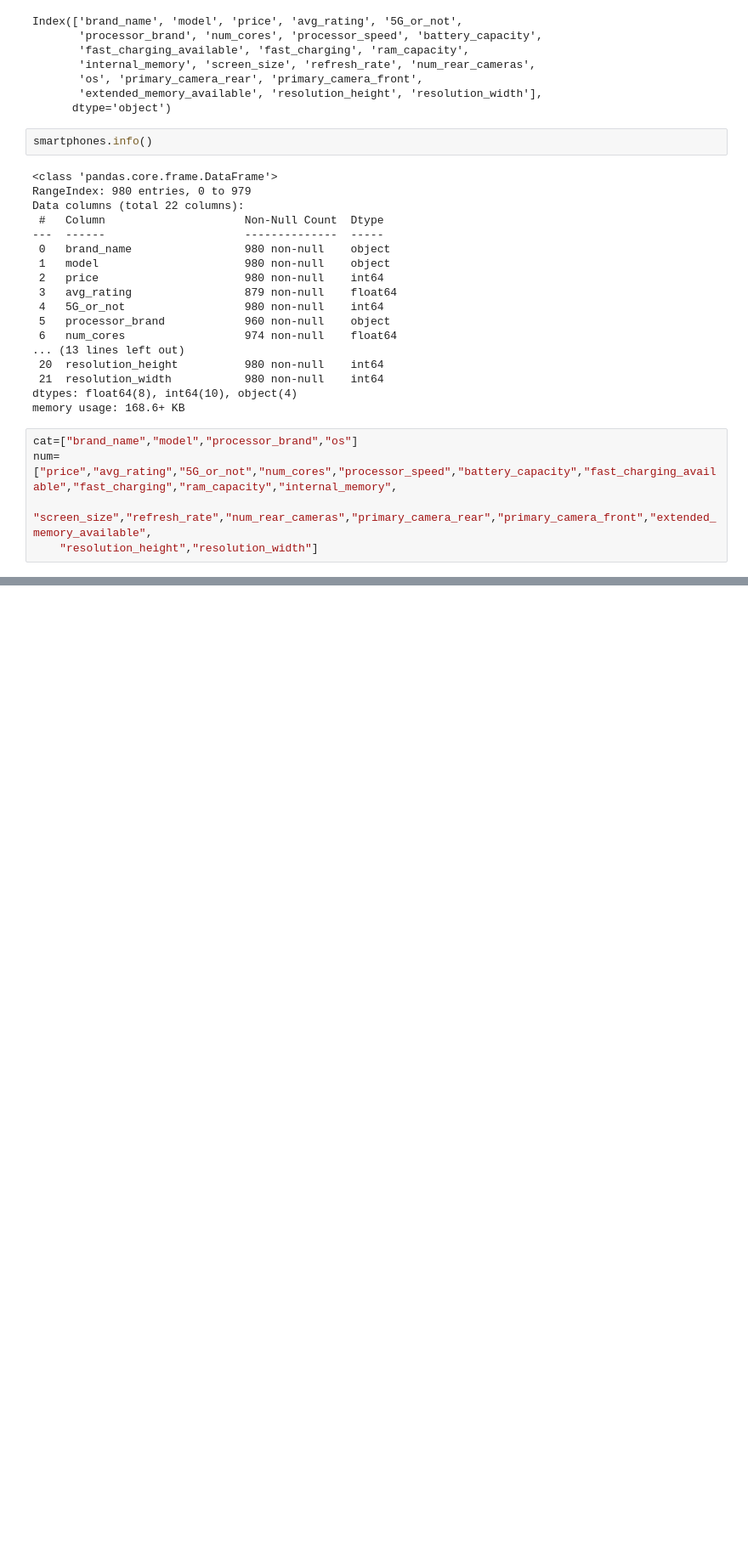
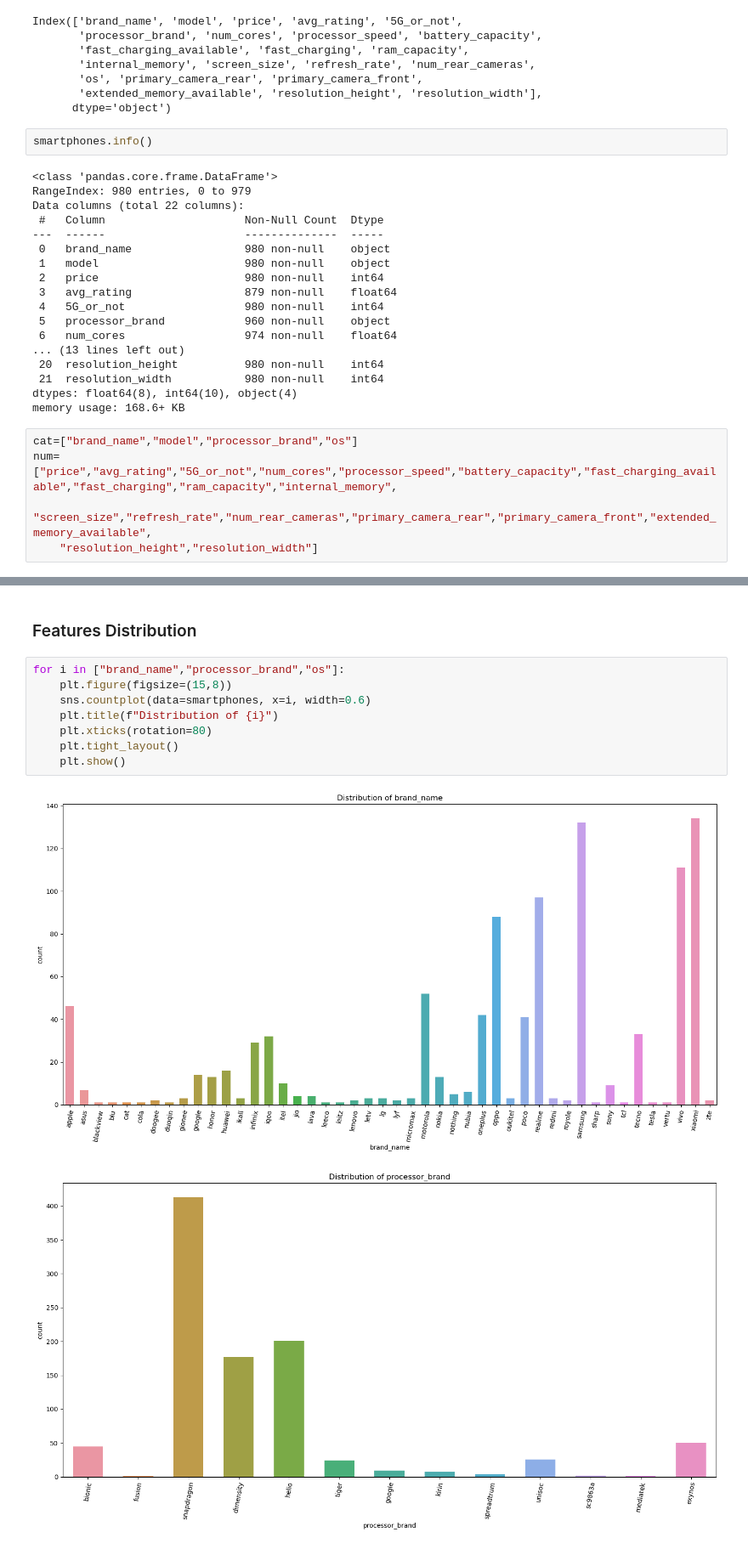
Before and after one commit to nicosurgen/FirstProyect, a Jupyter notebook: Data cleaning.ipynb, the cells around one changed output, grey strips where cells are left out. Shown at 85% size. Drawn from its saved outputs; the diff is of its cells as text; blank space fills up the shorter version.

```diff
--- a/Data cleaning.ipynb
+++ b/Data cleaning.ipynb
@@ -90,0 +339,13 @@ num=["price","avg_rating","5G_or_not","num_cores","processor_speed","battery_cap
+# %% [markdown]
+### Features Distribution
+# %%
+for i in ["brand_name","processor_brand","os"]:
+    plt.figure(figsize=(15,8))
+    sns.countplot(data=smartphones, x=i, width=0.6)
+    plt.title(f"Distribution of {i}")
+    plt.xticks(rotation=80)
+    plt.tight_layout()
+    plt.show()
+# %% [output]
+[figure, added]
+[figure, added]
```
Also changed, not shown: parts of 30 cells of this notebook.
